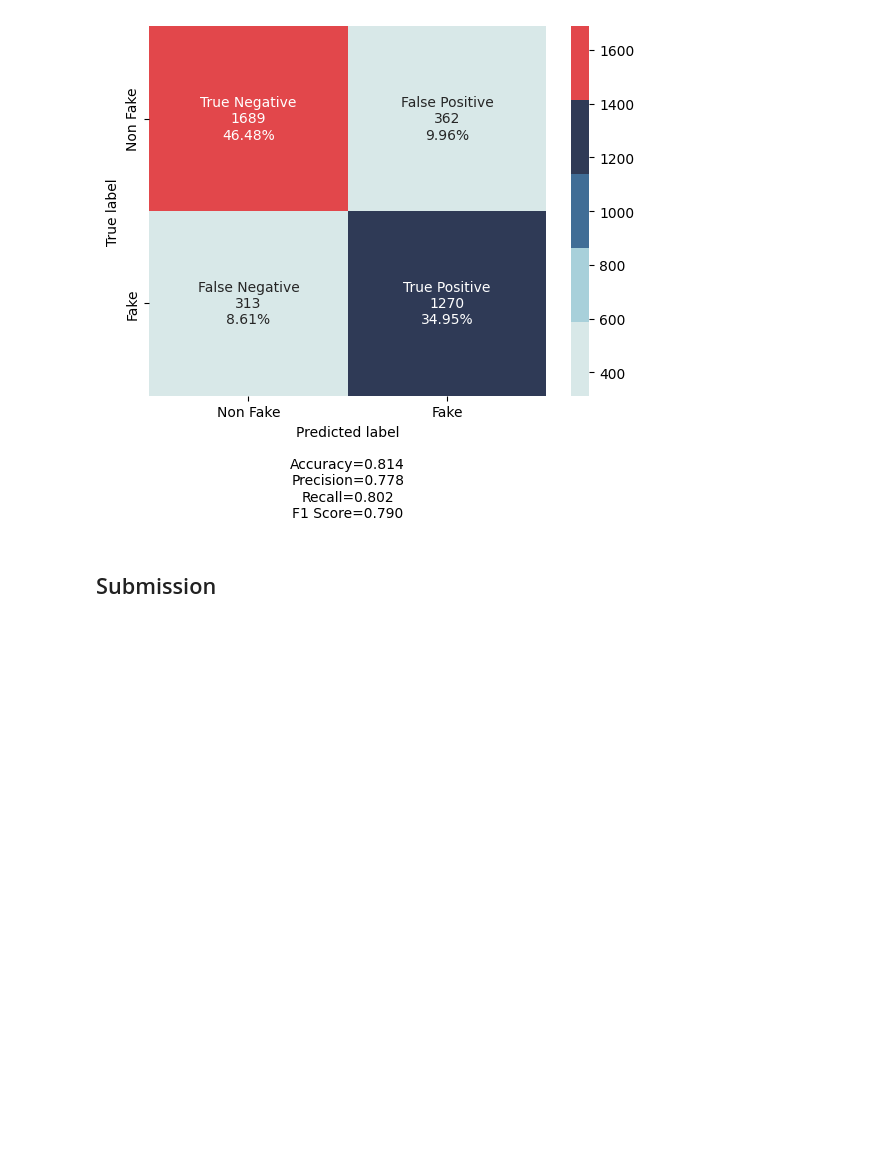
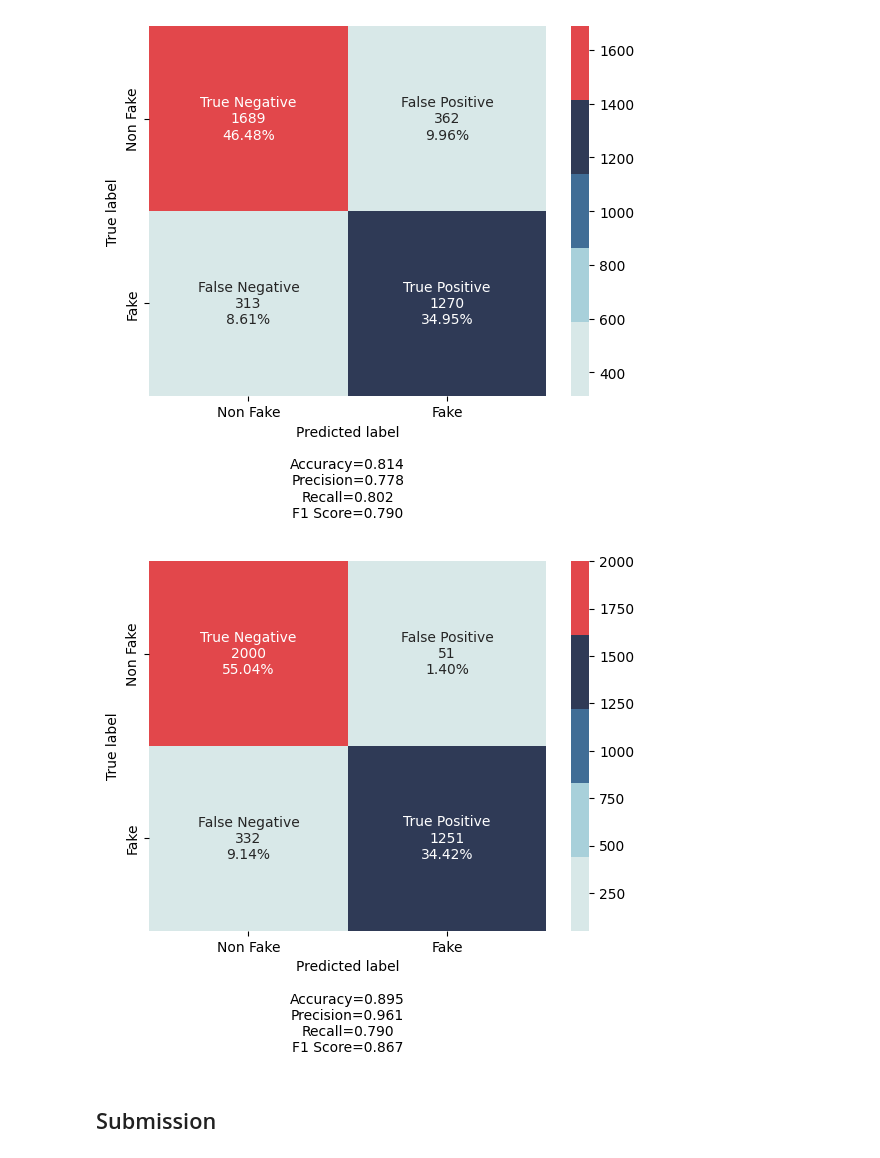
Before and after one commit to lvvittor/ml, a Jupyter notebook: tps/final/notebooks/classifier.ipynb, the cells around one changed output. Cells and saved outputs as stored; diff of their text form; code cells hidden in the pictures; blank space fills up the shorter version.

```diff
--- a/tps/final/notebooks/classifier.ipynb
+++ b/tps/final/notebooks/classifier.ipynb
@@ -373,20 +373,20 @@ cm = confusion_matrix(y_test, pred)
 # %%
-# from sklearn.ensemble import AdaBoostClassifier
-# from sklearn.tree import DecisionTreeClassifier
+from sklearn.ensemble import AdaBoostClassifier
+from sklearn.tree import DecisionTreeClassifier
 
-# base_classifier = DecisionTreeClassifier(max_depth=1)
+base_classifier = DecisionTreeClassifier(max_depth=1)
 
-# # Creating an AdaBoost classifier with 5 weak classifiers
-# clf = AdaBoostClassifier(base_classifier, n_estimators=5, random_state=42)
+# Creating an AdaBoost classifier with 5 weak classifiers
+clf = AdaBoostClassifier(base_classifier, n_estimators=5, random_state=42)
 
-# # Fitting the classifier to the training data
-# clf.fit(tfidf_train, y_train)
+# Fitting the classifier to the training data
+clf.fit(tfidf_train, y_train)
 
-# # Predicting on the test data
-# pred = clf.predict(tfidf_test)
+# Predicting on the test data
+pred = clf.predict(tfidf_test)
 
-# # Calculating confusion matrix
-# cm = confusion_matrix(y_test, pred)
+# Calculating confusion matrix
+cm = confusion_matrix(y_test, pred)
 # %%
 make_confusion_matrix(cm,
                       group_names=['True Negative','False Positive','False Negative','True Positive'],
@@ -394,6 +394,27 @@ make_confusion_matrix(cm,
                       cmap=ListedColormap(colors))
 # %% [output]
 [figure]
+# %%
+from sklearn.ensemble import RandomForestClassifier
+
+# Creating a RandomForest classifier with 5 trees
+rf_classifier = RandomForestClassifier(random_state=42)
+
+# Fitting the classifier to the training data
+rf_classifier.fit(tfidf_train, y_train)
+
+# Predicting on the test data
+rf_pred = rf_classifier.predict(tfidf_test)
+
+# Calculating confusion matrix
+rf_cm = confusion_matrix(y_test, rf_pred)
+# %%
+make_confusion_matrix(rf_cm,
+                      group_names=['True Negative','False Positive','False Negative','True Positive'],
+                      categories=['Non Fake', 'Fake'],
+                      cmap=ListedColormap(colors))
+# %% [output]
+[figure, added]
 # %% [markdown]
 ## Submission
 # %%
```
Also changed, not shown: parts of 11 cells of this notebook.
